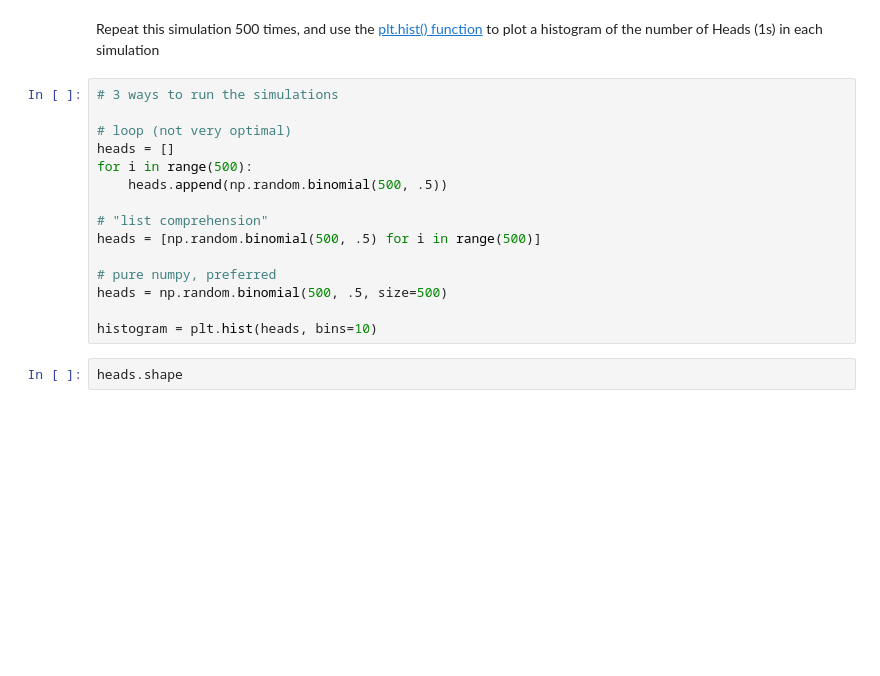
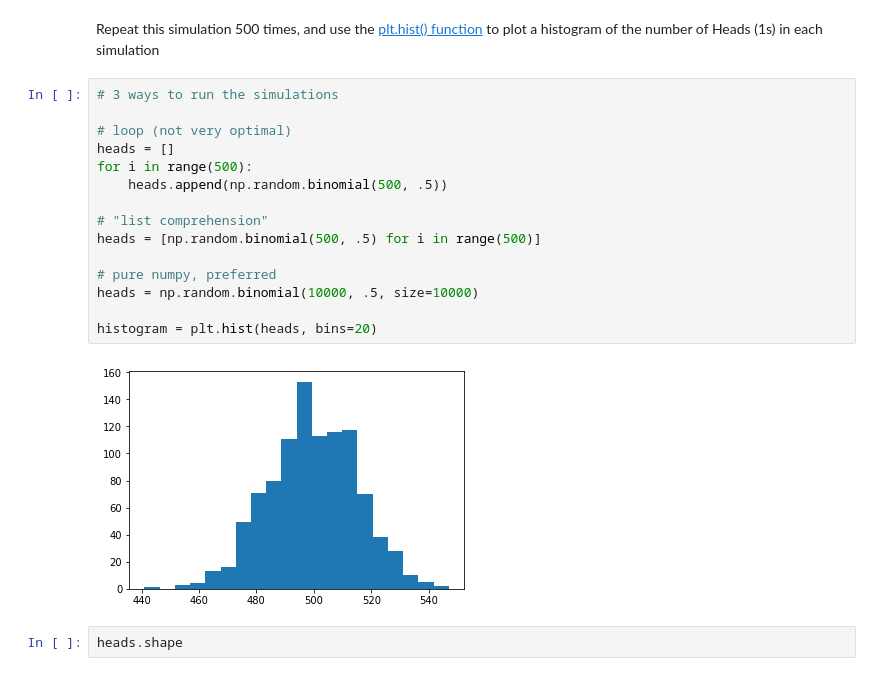
Before and after one commit to Evelyn-H/Data-Analysis-Course, a Jupyter notebook: week0/00_do_this_before_first_class.ipynb, the cells around one changed output. Cells and saved outputs as stored; diff of their text form; blank space fills up the shorter version.

```diff
--- a/week0/00_do_this_before_first_class.ipynb
+++ b/week0/00_do_this_before_first_class.ipynb
@@ -326,17 +364,19 @@ Repeat this simulation 500 times, and use the [plt.hist() function](http://matpl
 # %%
 # 3 ways to run the simulations
 
 # loop (not very optimal)
 heads = []
 for i in range(500):
     heads.append(np.random.binomial(500, .5))
 
 # "list comprehension"
 heads = [np.random.binomial(500, .5) for i in range(500)]
 
 # pure numpy, preferred
-heads = np.random.binomial(500, .5, size=500)
+heads = np.random.binomial(10000, .5, size=10000)
 
-histogram = plt.hist(heads, bins=10)
+histogram = plt.hist(heads, bins=20)
+# %% [output]
+[figure, added]
 # %%
 heads.shape
```
Also changed, not shown: parts of 8 cells of this notebook, 2 other files.
